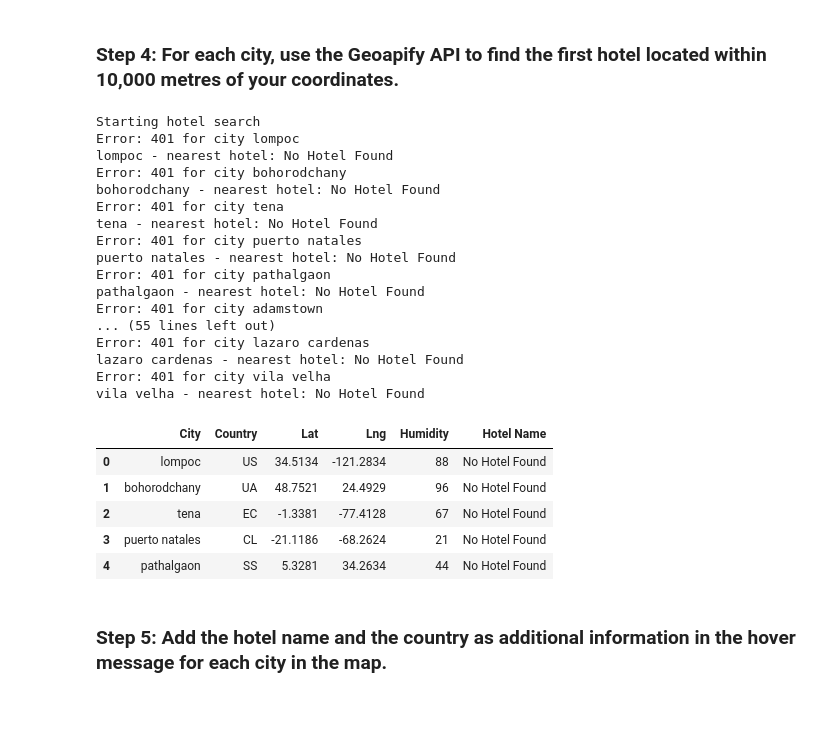
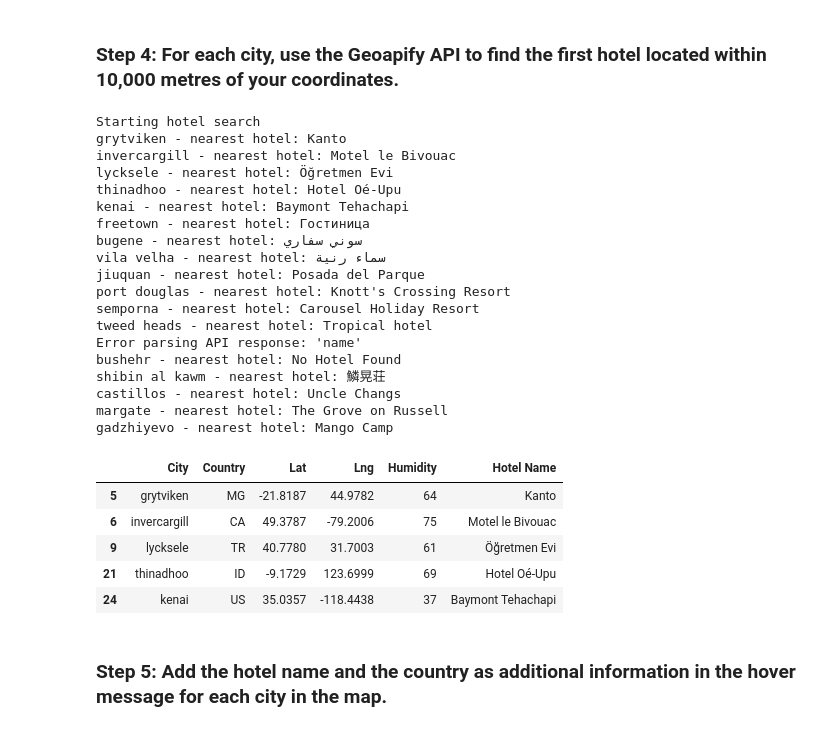
Before and after one commit to mascee/python-api-challenge, a Jupyter notebook: WeatherPy/VacationPy.ipynb, the cells around one changed output. Cells and saved outputs as stored; diff of their text form; code cells hidden in the pictures.

```diff
--- a/WeatherPy/VacationPy.ipynb
+++ b/WeatherPy/VacationPy.ipynb
@@ -55,15 +60,13 @@ map_plot
 ### Step 2: Narrow down the `city_data_df` DataFrame to find your ideal weather condition
 # %%
 # Narrow down cities that fit criteria and drop any results with null values
-#Convert from kelvin to C
-city_data_df['Max Temp (C)'] = city_data_df['Max Temp'] - 273.15
+#Converted from kelvin to C in WeatherPy.ipynb
 ideal_weather_df = city_data_df[
-    (city_data_df['Max Temp (C)'] >= 20) &
-    (city_data_df['Max Temp (C)'] <= 30) &
-    (city_data_df['Humidity'] <= 75)
+    (city_data_df['Max Temp'] >= 15) &
+    (city_data_df['Max Temp'] <= 30) &
+    (city_data_df['Humidity'] <= 75) &
+    (city_data_df['Wind Speed'] < 7)
 ]
-# Drop any rows with null values
-ideal_weather_df.dropna()
 
 # Display sample data
 ideal_weather_df.head()
@@ -77,9 +80,9 @@ ideal_weather_df.head()
 # %% [markdown]
 ### Step 3: Create a new DataFrame called `hotel_df`.
 # %%
-# Use the Pandas copy function to create DataFrame called hotel_df to store the city, country, coordinates, and humidity
-hotel_df = city_data_df[['City', 'Country', 'Lat', 'Lng', 'Humidity']].copy()
-# Add an empty column, "Hotel Name," to the DataFrame so you can store the hotel found using the Geoapify API
+# Pandas copy function to create DataFrame hotel_df to store the city, country, coordinates, and humidity
+hotel_df = ideal_weather_df[['City', 'Country', 'Lat', 'Lng', 'Humidity']].copy()
+# Add an empty column, "Hotel Name
 hotel_df["Hotel Name"] = ""
 
 # Display sample data
@@ -95,8 +98,6 @@ hotel_df.head()
 ### Step 4: For each city, use the Geoapify API to find the first hotel located within 10,000 metres of your coordinates.
 # %%
 # Set parameters to search for a hotel
-# Your Geoapify API key
-geoapify_key = "your_geoapify_key_here"
 
 # Base URL for the Geoapify Places API (for searching places like hotels)
 base_url = "https://api.geoapify.com/v2/places"
@@ -114,66 +115,75 @@ for index, row in hotel_df.iterrows():
     lng = row['Lng']
 
     # Update the params dictionary with the current city coordinates
+    #I tried to use filter to find a hotel within radius 10000 meters, but it did not work correctly, so I am searching for nearest hotel.
     params = {
         "categories": "accommodation.hotel",  # Search for hotels
-        "filter": f"circle:{lng},{lat},{radius}",  # Use circle filter with lat/lng and radius
+        # "filter": f"circle:{lng},{lat},{radius}",  # Use circle filter with lat/lng and radius
         "bias": f"proximity:{lng},{lat}",  # Proximity bias
         "limit": 1,  # Get only the nearest hotel
         "apiKey": geoapify_key
     }
+
+    full_url = base_url + "?" + urllib.parse.urlencode(params)
+
+
     # Make the API request
-    response = requests.get(base_url, params=params)
+    response = requests.get(full_url)
+
+    # print(f"{row=} {full_url=} {response.content.decode()}")
 
     # Check if the request was successful
     if response.status_code == 200:
         try:
             # Convert the API response to JSON format
             name_address = response.json()
 
             # Extract the hotel name from the response if available
             if name_address['features']:
                 hotel_name = name_address['features'][0]['properties']['name']
                 # Update the 'Hotel Name' column in the DataFrame
                 hotel_df.at[index, 'Hotel Name'] = hotel_name
             else:
                 # If no hotel is found, set 'No Hotel Found'
                 hotel_df.at[index, 'Hotel Name'] = "No Hotel Found"
         except (KeyError, IndexError) as e:
             print(f"Error parsing API response: {e}")
             hotel_df.at[index, 'Hotel Name'] = "No Hotel Found"
     else:
-        print(f"Error: {response.status_code} for city {row['City']}")
+        print(f"Error: {response.status_code} for city {row['City']}: {response.content.decode()}")
         hotel_df.at[index, 'Hotel Name'] = "No Hotel Found"
 
     # Log the search results
     print(f"{hotel_df.loc[index, 'City']} - nearest hotel: {hotel_df.loc[index, 'Hotel Name']}")
 
 # Display the updated DataFrame
 hotel_df.head()
 # %% [output]
 Starting hotel search
-Error: 401 for city lompoc
-lompoc - nearest hotel: No Hotel Found
-Error: 401 for city bohorodchany
-bohorodchany - nearest hotel: No Hotel Found
-Error: 401 for city tena
-tena - nearest hotel: No Hotel Found
-Error: 401 for city puerto natales
-puerto natales - nearest hotel: No Hotel Found
-Error: 401 for city pathalgaon
-pathalgaon - nearest hotel: No Hotel Found
-Error: 401 for city adamstown
-... (55 lines left out)
-Error: 401 for city lazaro cardenas
-lazaro cardenas - nearest hotel: No Hotel Found
-Error: 401 for city vila velha
-vila velha - nearest hotel: No Hotel Found
+grytviken - nearest hotel: Kanto
+invercargill - nearest hotel: Motel le Bivouac
+lycksele - nearest hotel: Öğretmen Evi
+thinadhoo - nearest hotel: Hotel Oé-Upu
+kenai - nearest hotel: Baymont Tehachapi
+freetown - nearest hotel: Гостиница
+bugene - nearest hotel: سوني سفاري
+vila velha - nearest hotel: سماء رنية
+jiuquan - nearest hotel: Posada del Parque
+port douglas - nearest hotel: Knott's Crossing Resort
+semporna - nearest hotel: Carousel Holiday Resort
+tweed heads - nearest hotel: Tropical hotel
+Error parsing API response: 'name'
+bushehr - nearest hotel: No Hotel Found
+shibin al kawm - nearest hotel: 鱗晃荘
+castillos - nearest hotel: Uncle Changs
+margate - nearest hotel: The Grove on Russell
+gadzhiyevo - nearest hotel: Mango Camp
 |  | City | Country | Lat | Lng | Humidity | Hotel Name |
-| 0 | lompoc | US | 34.5134 | -121.2834 | 88 | No Hotel Found |
-| 1 | bohorodchany | UA | 48.7521 | 24.4929 | 96 | No Hotel Found |
-| 2 | tena | EC | -1.3381 | -77.4128 | 67 | No Hotel Found |
-| 3 | puerto natales | CL | -21.1186 | -68.2624 | 21 | No Hotel Found |
-| 4 | pathalgaon | SS | 5.3281 | 34.2634 | 44 | No Hotel Found |
+| 5 | grytviken | MG | -21.8187 | 44.9782 | 64 | Kanto |
+| 6 | invercargill | CA | 49.3787 | -79.2006 | 75 | Motel le Bivouac |
+| 9 | lycksele | TR | 40.7780 | 31.7003 | 61 | Öğretmen Evi |
+| 21 | thinadhoo | ID | -9.1729 | 123.6999 | 69 | Hotel Oé-Upu |
+| 24 | kenai | US | 35.0357 | -118.4438 | 37 | Baymont Tehachapi |
 # %% [markdown]
 ### Step 5: Add the hotel name and the country as additional information in the hover message for each city in the map.
 # %%
```
Also changed, not shown: parts of 6 cells of this notebook, 6 other files.
